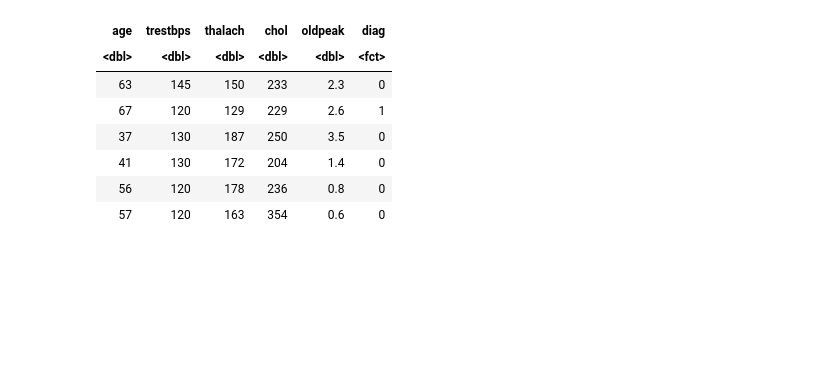
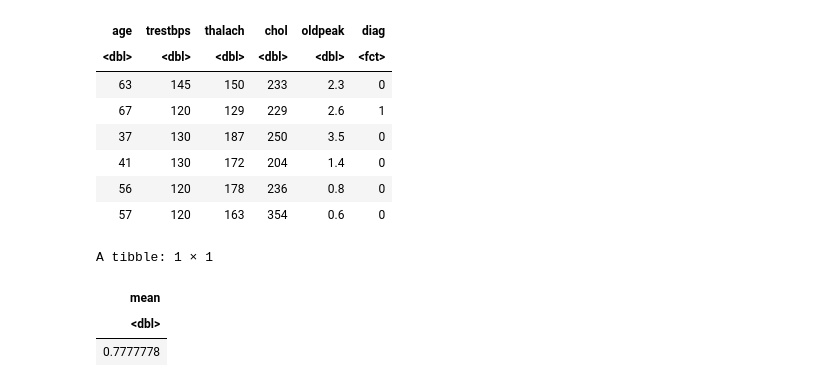
Before and after one commit to Yujinjen/group_project, a Jupyter notebook: Project_test.ipynb, the cells around one changed output. Drawn from its saved outputs; the diff is of its cells as text; code cells hidden in the pictures; blank space fills up the shorter version.

```diff
--- a/Project_test.ipynb
+++ b/Project_test.ipynb
@@ -133,0 +168,32 @@ knn_4 <- nearest_neighbor(weight_func = "rectangular", neighbors=4) %>%
+# %%
+# fit for k4
+
+#upsampling 1
+knn_fit_1_k4 <- workflow() %>%
+     add_recipe(upsample_recipe_1) %>%
+     add_model(knn_4) %>%
+     fit(data=train_1)
+
+#upsampling 2
+knn_fit_2_k4 <- workflow() %>%
+     add_recipe(upsample_recipe_2) %>%
+     add_model(knn_4) %>%
+     fit(data=train_2)
+
+#upsampling 3
+knn_fit_3_k4 <- workflow() %>%
+     add_recipe(upsample_recipe_3) %>%
+     add_model(knn_4) %>%
+     fit(data=train_3)
+
+#upsampling 4
+knn_fit_4_k4 <- workflow() %>%
+     add_recipe(upsample_recipe_4) %>%
+     add_model(knn_4) %>%
+     fit(data=train_4)
+
+#upsampling 5
+knn_fit_5_k4 <- workflow() %>%
+     add_recipe(upsample_recipe_5) %>%
+     add_model(knn_4) %>%
+     fit(data=train_5)
@@ -133,0 +242,13 @@ knn_4 <- nearest_neighbor(weight_func = "rectangular", neighbors=4) %>%
+# %%
+#k4 accuracy overall
+
+accuracy_all_k4 <- rbind(accuracies_1_k4, accuracies_2_k4, accuracies_3_k4, accuracies_4_k4, accuracies_5_k4)
+accuracy_k_k4 <- accuracy_all_k4 %>%
+                summarize(mean = mean(.estimate))
+
+accuracy_k_k4
+# %% [output]
+A tibble: 1 × 1
+| mean |
+| <dbl> |
+| 0.7777778 |
```
Also changed, not shown: parts of 19 cells of this notebook.
